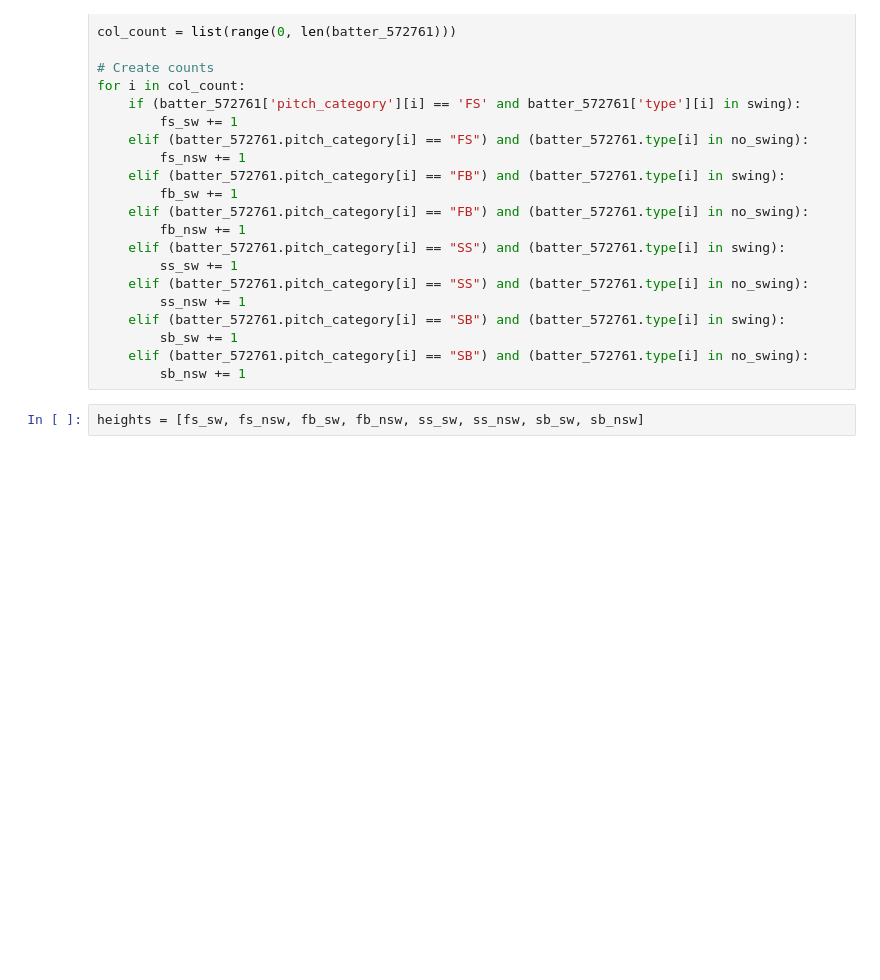
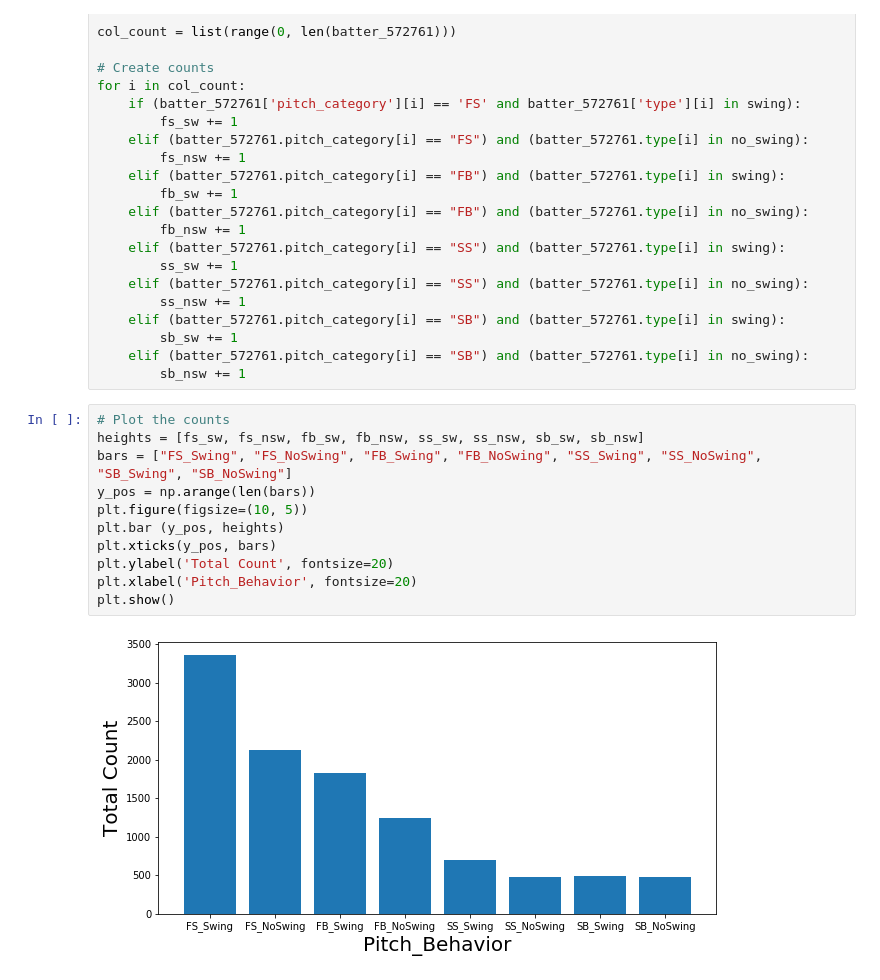
Before and after one commit to david-j-cox/Man-vs-Machine, a Jupyter notebook: setting_up_data_pipeline.ipynb, the cells around one changed output. Drawn from its saved outputs; the diff is of its cells as text; blank space fills up the shorter version.

```diff
--- a/setting_up_data_pipeline.ipynb
+++ b/setting_up_data_pipeline.ipynb
@@ -122,5 +122,16 @@ for i in col_count:
         sb_sw += 1
     elif (batter_572761.pitch_category[i] == "SB") and (batter_572761.type[i] in no_swing):
         sb_nsw += 1
-# %%
-heights = [fs_sw, fs_nsw, fb_sw, fb_nsw, ss_sw, ss_nsw, sb_sw, sb_nsw]
+# %%
+# Plot the counts
+heights = [fs_sw, fs_nsw, fb_sw, fb_nsw, ss_sw, ss_nsw, sb_sw, sb_nsw]
+bars = ["FS_Swing", "FS_NoSwing", "FB_Swing", "FB_NoSwing", "SS_Swing", "SS_NoSwing", "SB_Swing", "SB_NoSwing"]
+y_pos = np.arange(len(bars))
+plt.figure(figsize=(10, 5))
+plt.bar (y_pos, heights)
+plt.xticks(y_pos, bars)
+plt.ylabel('Total Count', fontsize=20)
+plt.xlabel('Pitch_Behavior', fontsize=20)
+plt.show()
+# %% [output]
+[figure, added]
```
